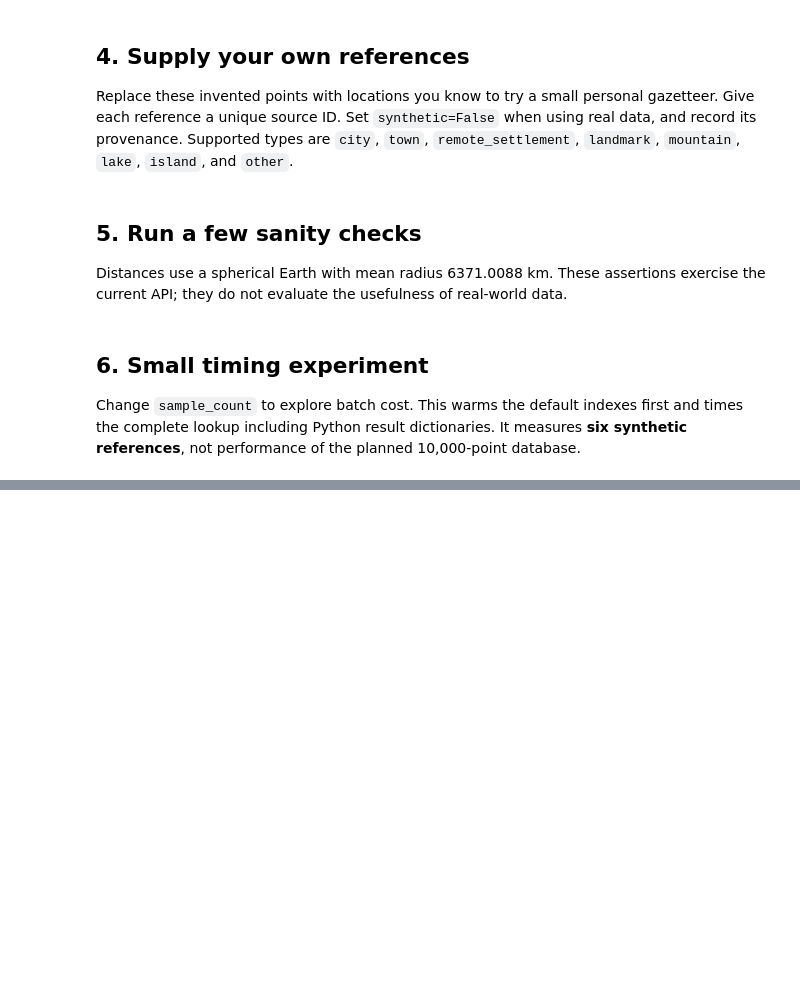
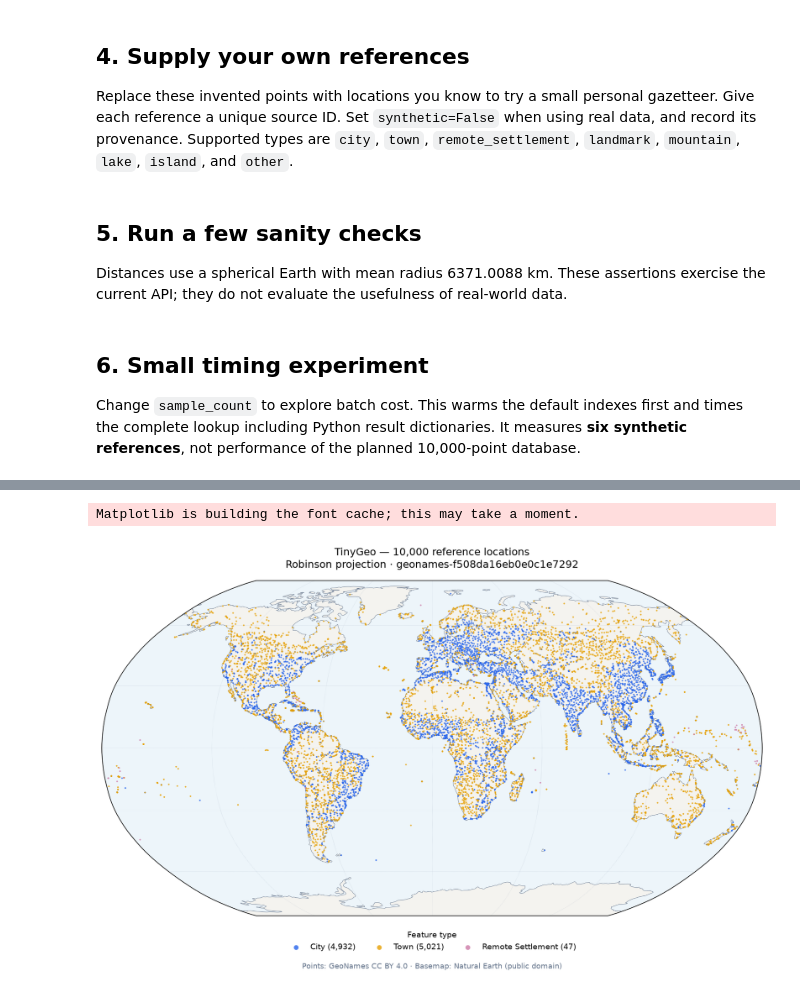
Before and after one commit to erikson1970/tinyReverseGeo, a Jupyter notebook: notebooks/playground.ipynb, the cells around one changed output, grey strips where cells are left out. Cells and saved outputs as stored; diff of their text form; code cells hidden in the pictures; blank space fills up the shorter version.

Commit message:
Add Robinson world map of deployed references to playground notebook

```diff
--- a/notebooks/playground.ipynb
+++ b/notebooks/playground.ipynb
@@ -194,0 +210,66 @@ print("Synthetic dataset only; timings vary with machine and sample count.")
+# %%
+from collections import Counter
+from pathlib import Path
+
+import numpy as np
+import matplotlib.pyplot as plt
+import cartopy
+import cartopy.crs as ccrs
+import cartopy.feature as cfeature
+from tinygeo import Gazetteer
+
+plot_root = next((p for p in [Path.cwd(), *Path.cwd().parents]
+                  if (p / "src/tinygeo/lookup.py").is_file()), None)
+if plot_root is None:
+    raise RuntimeError("Run this notebook from the project root or its notebooks/ directory.")
+
+# Use the active real gazetteer, without changing the notebook's db variable.
+map_db = globals().get("db")
+if map_db is None or map_db.synthetic:
+    map_db = Gazetteer.from_file(
+        plot_root / "dist/tinygeo-pythonista-external-10000/dataset.json.gz"
+    )
+
+# Keep first-use basemap downloads inside the project's ignored source cache.
+cartopy.config["data_dir"] = plot_root / "data_sources/cartopy"
+map_coordinates = np.array([(r.lon, r.lat) for r in map_db.records])
+map_types = np.array([r.feature_type for r in map_db.records])
+map_counts = Counter(map_types)
+map_colors = {
+    "city": "#2563eb", "town": "#e69f00", "remote_settlement": "#cc79a7",
+    "landmark": "#d55e00", "mountain": "#8c564b", "lake": "#56b4e9",
+    "island": "#009e73", "other": "#6b7280",
+}
+
+fig_robinson = plt.figure(figsize=(15, 8), dpi=140, facecolor="white")
+ax_robinson = fig_robinson.add_subplot(1, 1, 1, projection=ccrs.Robinson())
+ax_robinson.set_global()
+ax_robinson.set_facecolor("#edf5fa")
+ax_robinson.add_feature(cfeature.LAND.with_scale("110m"), facecolor="#f4f3ef", edgecolor="none")
+ax_robinson.coastlines(resolution="110m", linewidth=0.45, color="#64748b")
+ax_robinson.gridlines(xlocs=range(-180, 181, 60), ylocs=range(-60, 61, 30),
+                     linewidth=0.4, color="#94a3b8", alpha=0.5, linestyle=":")
+
+for feature_type, color in map_colors.items():
+    mask = map_types == feature_type
+    if mask.any():
+        ax_robinson.scatter(
+            map_coordinates[mask, 0], map_coordinates[mask, 1],
+            s=4, color=color, alpha=0.8, linewidths=0,
+            transform=ccrs.PlateCarree(), rasterized=True, zorder=3,
+            label=f"{feature_type.replace('_', ' ').title()} ({map_counts[feature_type]:,})",
+        )
+
+ax_robinson.set_title(
+    f"TinyGeo — {len(map_db.records):,} reference locations\n"
+    f"Robinson projection · {map_db.dataset_id}", fontsize=13, pad=16,
+)
+ax_robinson.legend(title="Feature type", loc="upper center", bbox_to_anchor=(0.5, -0.025),
+                   ncol=min(4, len(map_counts)), markerscale=3, frameon=False)
+fig_robinson.subplots_adjust(left=0.025, right=0.975, top=0.88, bottom=0.15)
+fig_robinson.text(0.5, 0.035, "Points: GeoNames CC BY 4.0 · Basemap: Natural Earth (public domain)",
+                  ha="center", fontsize=9, color="#64748b")
+plt.show()
+# %% [output]
+Matplotlib is building the font cache; this may take a moment.
+[figure, added]
```
Also changed, not shown: parts of 1 cell of this notebook, 3 other files.
